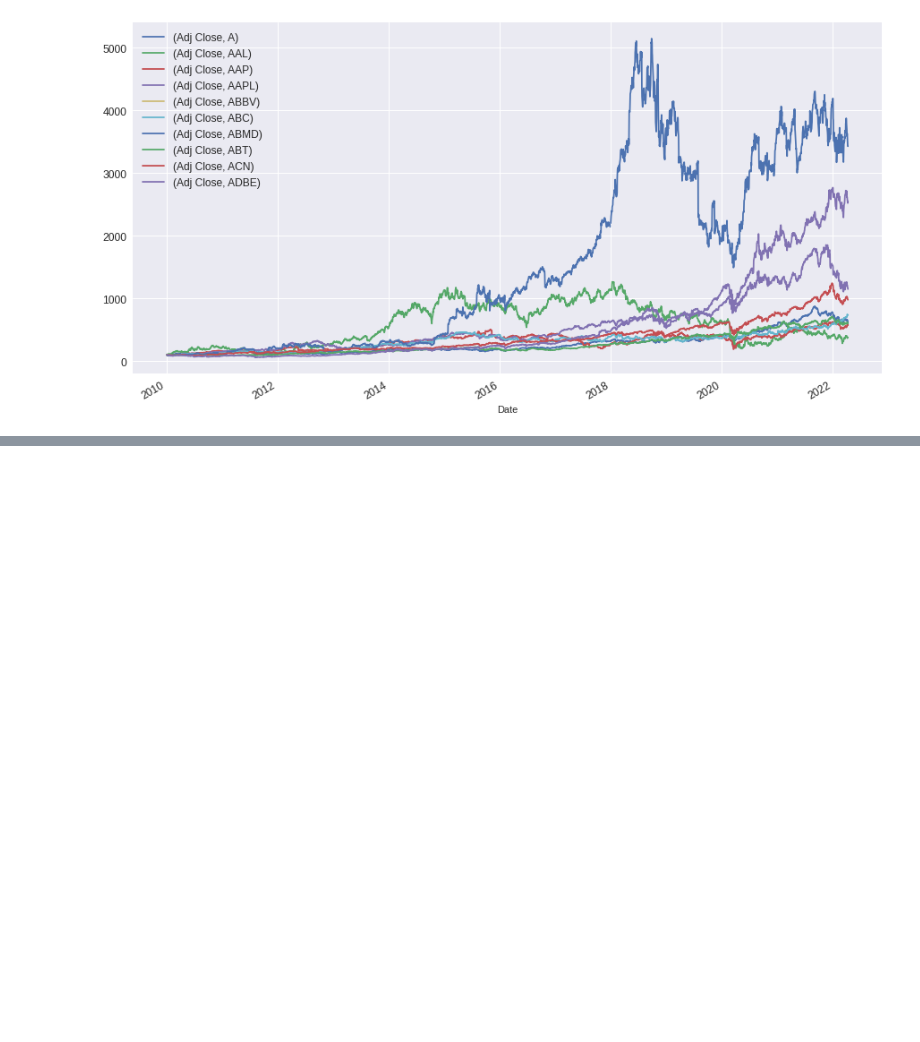
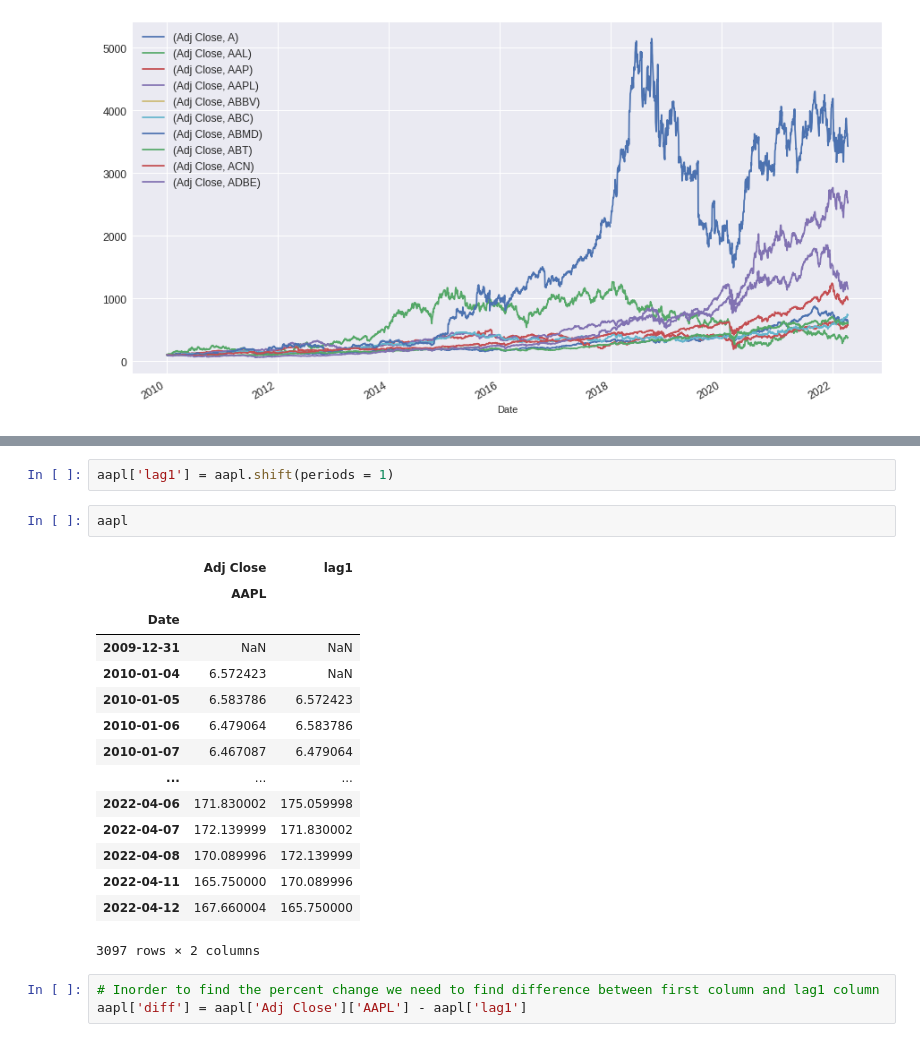
Before and after one commit to salmankhaliq22/Stock-Screener-using-Technical-Analysis-and-Efficient-Frontiers, a Jupyter notebook: 03-Normalizing the stocks data.ipynb, the cells around one changed output, grey strips where cells are left out. Cells and saved outputs as stored; diff of their text form; blank space fills up the shorter version.

```diff
--- a/03-Normalizing the stocks data.ipynb
+++ b/03-Normalizing the stocks data.ipynb
@@ -273,0 +316,23 @@ plt.show()
+# %%
+aapl['lag1'] = aapl.shift(periods = 1)
+# %%
+aapl
+# %% [output]
+|  | Adj Close | lag1 |
+|  | AAPL |  |
+| Date |  |  |
+| 2009-12-31 | NaN | NaN |
+| 2010-01-04 | 6.572423 | NaN |
+| 2010-01-05 | 6.583786 | 6.572423 |
+| 2010-01-06 | 6.479064 | 6.583786 |
+| 2010-01-07 | 6.467087 | 6.479064 |
+| ... | ... | ... |
+| 2022-04-06 | 171.830002 | 175.059998 |
+| 2022-04-07 | 172.139999 | 171.830002 |
+| 2022-04-08 | 170.089996 | 172.139999 |
+| 2022-04-11 | 165.750000 | 170.089996 |
+| 2022-04-12 | 167.660004 | 165.750000 |
+3097 rows × 2 columns
+# %%
+# Inorder to find the percent change we need to find difference between first column and lag1 column
+aapl['diff'] = aapl['Adj Close']['AAPL'] - aapl['lag1']
```
Also changed, not shown: parts of 6 cells of this notebook.
